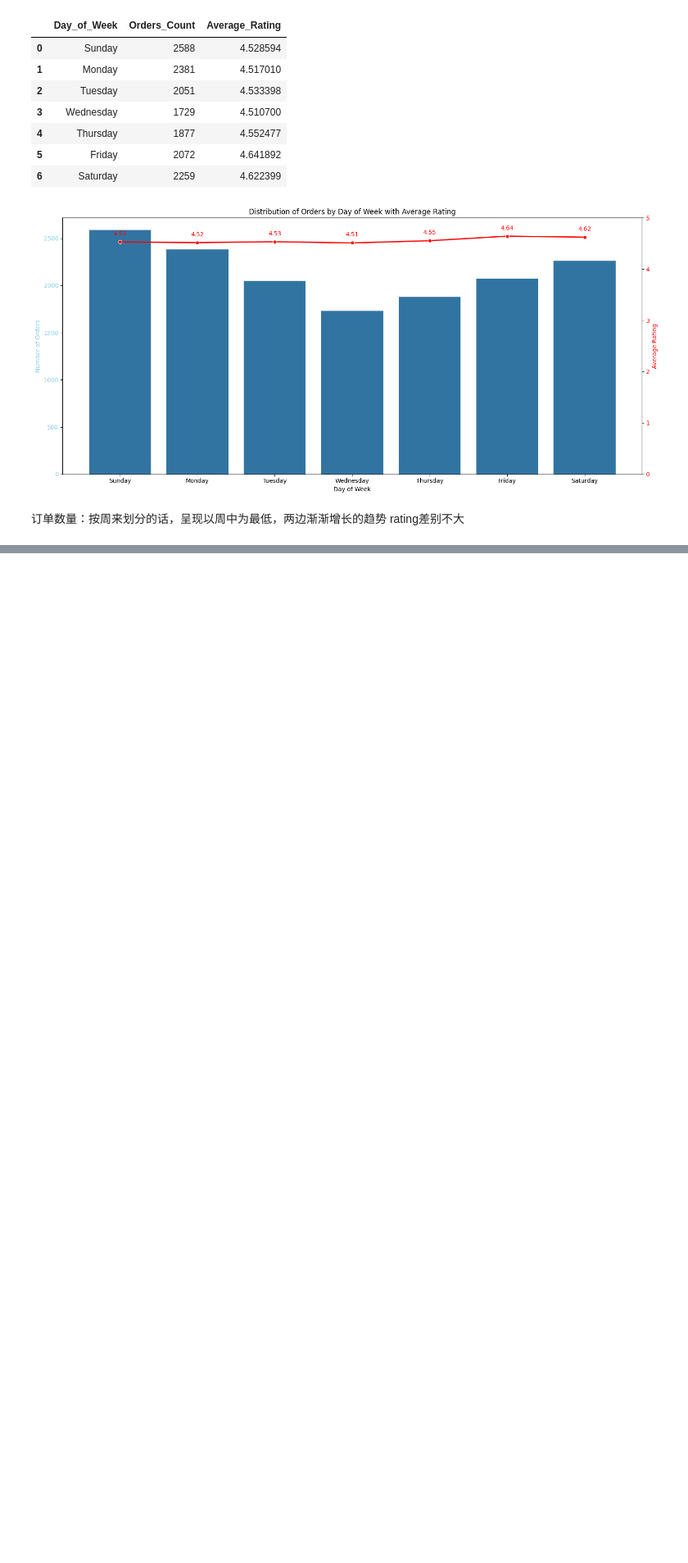
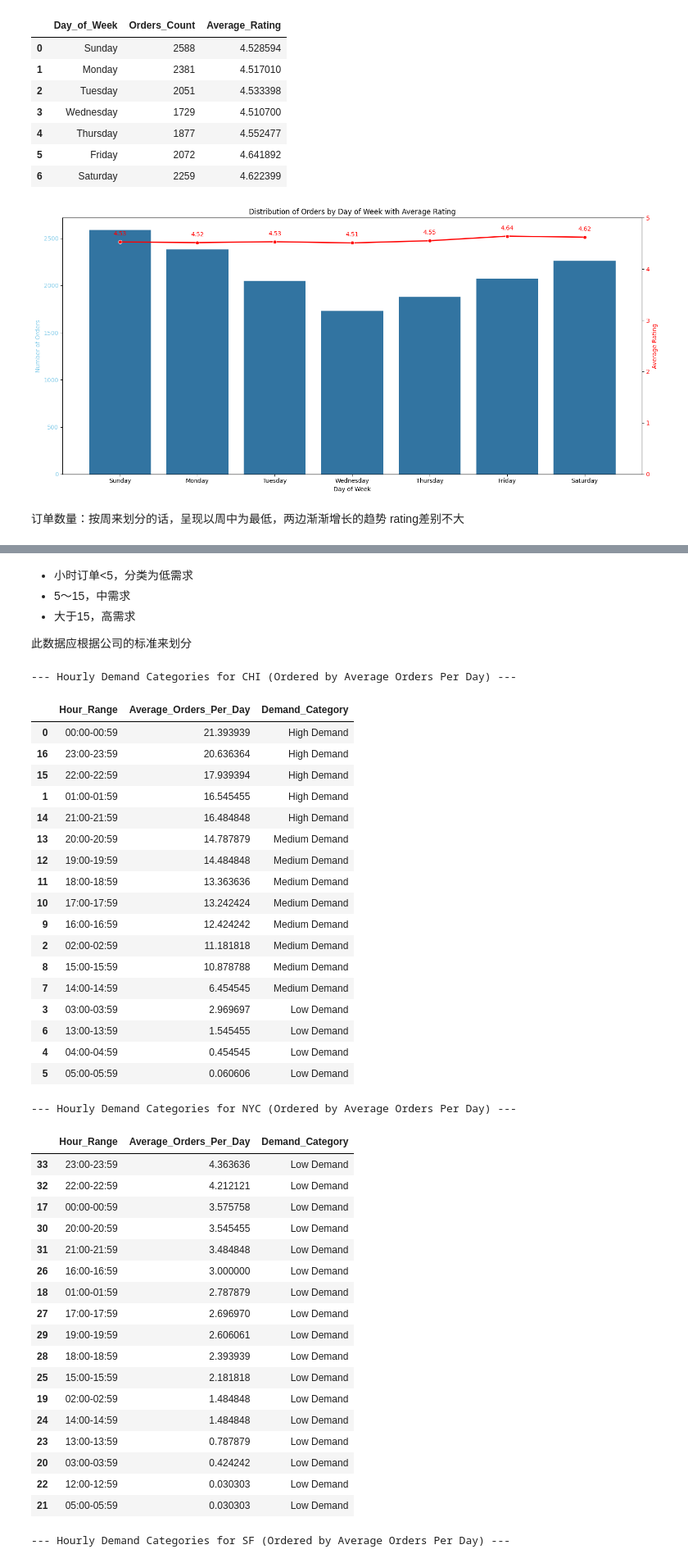
Before and after one commit to PeiZheng224/AI-Powered-Marketing-Content-Pipeline, a Jupyter notebook: instacart_1/takehomefile.ipynb, the cells around one changed output, grey strips where cells are left out. Shown at 82% size. Saved outputs shown, nothing was run; the diff lists cells and outputs as text; code cells hidden in the pictures; blank space fills up the shorter version.

```diff
--- a/instacart_1/takehomefile.ipynb
+++ b/instacart_1/takehomefile.ipynb
@@ -505,0 +794,67 @@ Order ID重复的次数越多，评分越低
+# %% [markdown]
+- 小时订单<5，分类为低需求
+- 5～15，中需求
+- 大于15，高需求
+
+此数据应根据公司的标准来划分
+# %%
+def categorize_demand(avg_orders):
+    if avg_orders < 5:
+        return 'Low Demand'
+    elif 5 <= avg_orders <= 15:
+        return 'Medium Demand'
+    else:
+        return 'High Demand'
+
+unique_regions = regional_hourly_metrics_df['region'].unique()
+
+for region_name in unique_regions:
+    region_data = regional_hourly_metrics_df[regional_hourly_metrics_df['region'] == region_name].copy()
+    region_data['Demand_Category'] = region_data['Average_Orders_Per_Day'].apply(categorize_demand)
+
+    # Order by Average_Orders_Per_Day in descending order
+    region_data_sorted = region_data.sort_values(by='Average_Orders_Per_Day', ascending=False)
+
+    if not region_data_sorted.empty:
+        print(f"\n--- Hourly Demand Categories for {region_name.upper()} (Ordered by Average Orders Per Day) ---")
+        display(region_data_sorted[['Hour_Range', 'Average_Orders_Per_Day', 'Demand_Category']])
+# %% [output]
+--- Hourly Demand Categories for CHI (Ordered by Average Orders Per Day) ---
+|  | Hour_Range | Average_Orders_Per_Day | Demand_Category |
+| 0 | 00:00-00:59 | 21.393939 | High Demand |
+| 16 | 23:00-23:59 | 20.636364 | High Demand |
+| 15 | 22:00-22:59 | 17.939394 | High Demand |
+| 1 | 01:00-01:59 | 16.545455 | High Demand |
+| 14 | 21:00-21:59 | 16.484848 | High Demand |
+| 13 | 20:00-20:59 | 14.787879 | Medium Demand |
+| 12 | 19:00-19:59 | 14.484848 | Medium Demand |
+| 11 | 18:00-18:59 | 13.363636 | Medium Demand |
+| 10 | 17:00-17:59 | 13.242424 | Medium Demand |
+| 9 | 16:00-16:59 | 12.424242 | Medium Demand |
+| 2 | 02:00-02:59 | 11.181818 | Medium Demand |
+| 8 | 15:00-15:59 | 10.878788 | Medium Demand |
+| 7 | 14:00-14:59 | 6.454545 | Medium Demand |
+| 3 | 03:00-03:59 | 2.969697 | Low Demand |
+| 6 | 13:00-13:59 | 1.545455 | Low Demand |
+| 4 | 04:00-04:59 | 0.454545 | Low Demand |
+| 5 | 05:00-05:59 | 0.060606 | Low Demand |
+--- Hourly Demand Categories for NYC (Ordered by Average Orders Per Day) ---
+|  | Hour_Range | Average_Orders_Per_Day | Demand_Category |
+| 33 | 23:00-23:59 | 4.363636 | Low Demand |
+| 32 | 22:00-22:59 | 4.212121 | Low Demand |
+| 17 | 00:00-00:59 | 3.575758 | Low Demand |
+| 30 | 20:00-20:59 | 3.545455 | Low Demand |
+| 31 | 21:00-21:59 | 3.484848 | Low Demand |
+| 26 | 16:00-16:59 | 3.000000 | Low Demand |
+| 18 | 01:00-01:59 | 2.787879 | Low Demand |
+| 27 | 17:00-17:59 | 2.696970 | Low Demand |
+| 29 | 19:00-19:59 | 2.606061 | Low Demand |
+| 28 | 18:00-18:59 | 2.393939 | Low Demand |
+| 25 | 15:00-15:59 | 2.181818 | Low Demand |
+| 19 | 02:00-02:59 | 1.484848 | Low Demand |
+| 24 | 14:00-14:59 | 1.484848 | Low Demand |
+| 23 | 13:00-13:59 | 0.787879 | Low Demand |
+| 20 | 03:00-03:59 | 0.424242 | Low Demand |
+| 22 | 12:00-12:59 | 0.030303 | Low Demand |
+| 21 | 05:00-05:59 | 0.030303 | Low Demand |
+--- Hourly Demand Categories for SF (Ordered by Average Orders Per Day) ---
```
Also changed, not shown: parts of 18 cells of this notebook.
